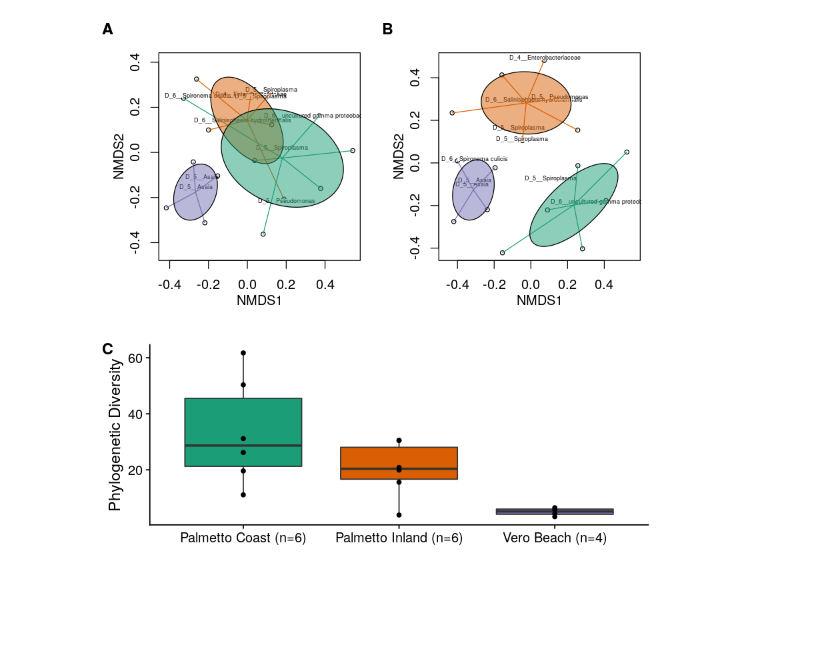
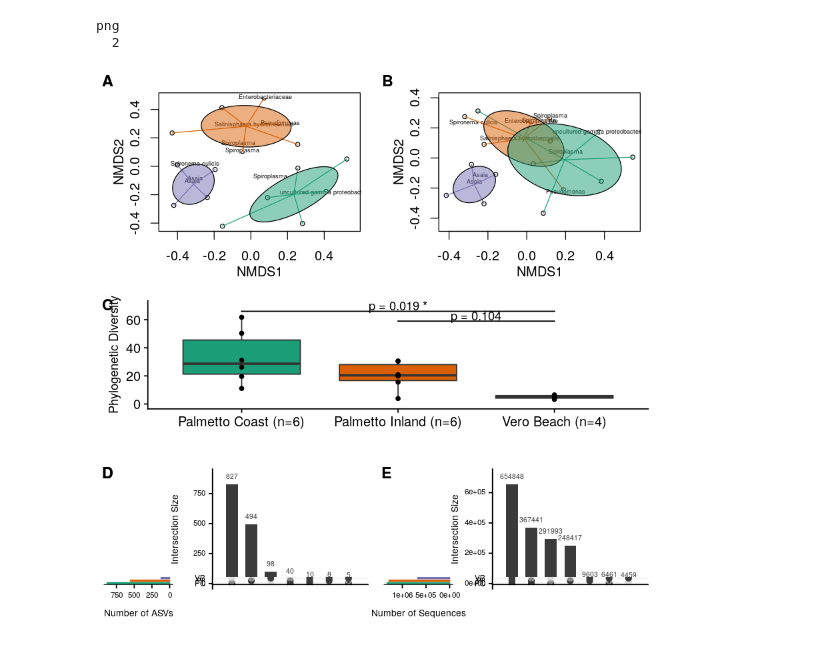
Before and after one commit to diegoibt/PeerJ_Culex_nigripalpus, a Jupyter notebook: DiversityPlots.ipynb, the cells around one changed output. Cells and saved outputs as stored; diff of their text form; code cells hidden in the pictures; blank space fills up the shorter version.

```diff
--- a/DiversityPlots.ipynb
+++ b/DiversityPlots.ipynb
@@ -29,9 +41,9 @@ pd$Location <- factor(pd$Location,levels(pd$Location)[c(2,1,3)])
 cut_taxonomy_string <- function(x, n) {
     sp <- unlist(strsplit(x,";"))
     if (length(sp) >= n) {
-        return(sp[n])
+        return(gsub('D_[0-7]__', '', sp[n]))
         }
     else {
-        return(sp[length(sp)])
+        return(gsub('D_[0-7]__', '', sp[length(sp)]))
     }
 }
@@ -38,7 +90,15 @@ cut_taxonomy_string <- function(x, n) {
 # %%
-ad <- ggplot(pd, aes(x=Location, group=Location, y=PD, fill=Location)) + geom_boxplot() + geom_point() +
-scale_fill_brewer(palette='Dark2') + theme(legend.position='none') + ylab("Phylogenetic Diversity") +
-xlab("")
+dt <- dunn.test(pd$PD, pd$Location, method='bh', altp=TRUE)
+print(dt)
+ad <- ggplot(pd, aes(x=Location, group=Location, y=PD, fill=Location)) + geom_boxplot() +
+      geom_signif(y_position=c(66, 59), xmin=c(1, 2), xmax=c(3, 3),
+                  annotation=c(paste("p =",round(dt$altP.adjusted[2], 3),"*"),
+                               paste("p =",round(dt$altP.adjusted[3], 3))), tip_length=0) +
+      geom_point() +
+      scale_fill_brewer(palette='Dark2') +
+      theme(legend.position='none', axis.title.y=element_text(size=11)) +
+      ylab("Phylogenetic Diversity") +
+      xlab("") + ylim(c(0,70))
 
 ad
 # %% [output]
@@ -157,5 +291,16 @@ Species: expanded scores based on ‘wisconsin(sqrt(t(asv_tab)))’
 # %%
-options(plot.repr.width=5, plot.repr.height=5)
-plot_grid(plot_grid(puwb, pwb, ncol=2, labels=c("A","B")), ad, nrow=2, rel_heights = c(1,0.75), labels=c("A","C"))
+options(plot.repr.width=7, plot.repr.height=10)
+pdf("Figure2.pdf", height=10, width=7)
+plot_grid(plot_grid(pwb, puwb, ncol=2, labels=c("A","B")),
+          ad,
+          plot_grid(upuw, upw, ncol=2, labels=c("D","E")), ncol=1, labels=c("A","C","D"),
+          rel_heights=c(1,0.75,0.75))
+dev.off()
+plot_grid(plot_grid(pwb, puwb, ncol=2, labels=c("A","B")),
+          ad,
+          plot_grid(upuw, upw, ncol=2, labels=c("D","E")), ncol=1, labels=c("A","C","D"),
+          rel_heights=c(1,0.75,0.75))
 # %% [output]
+png
+  2
-[figure, old version]
+[figure, new version]
```
Also changed, not shown: parts of 13 cells of this notebook, 7 other files.
